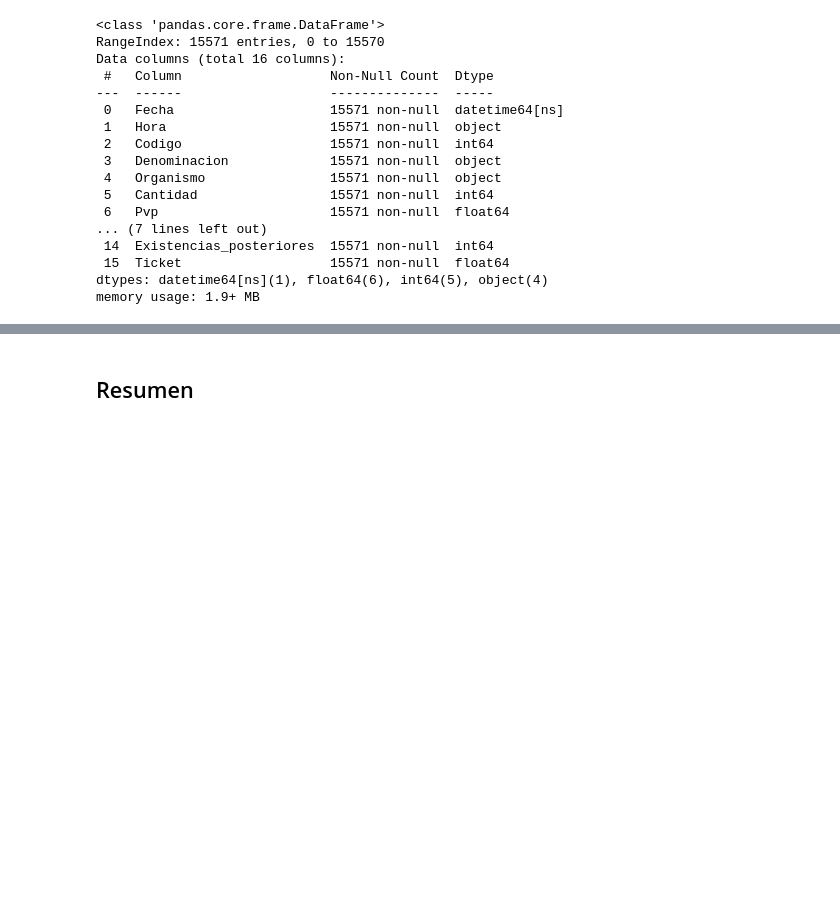
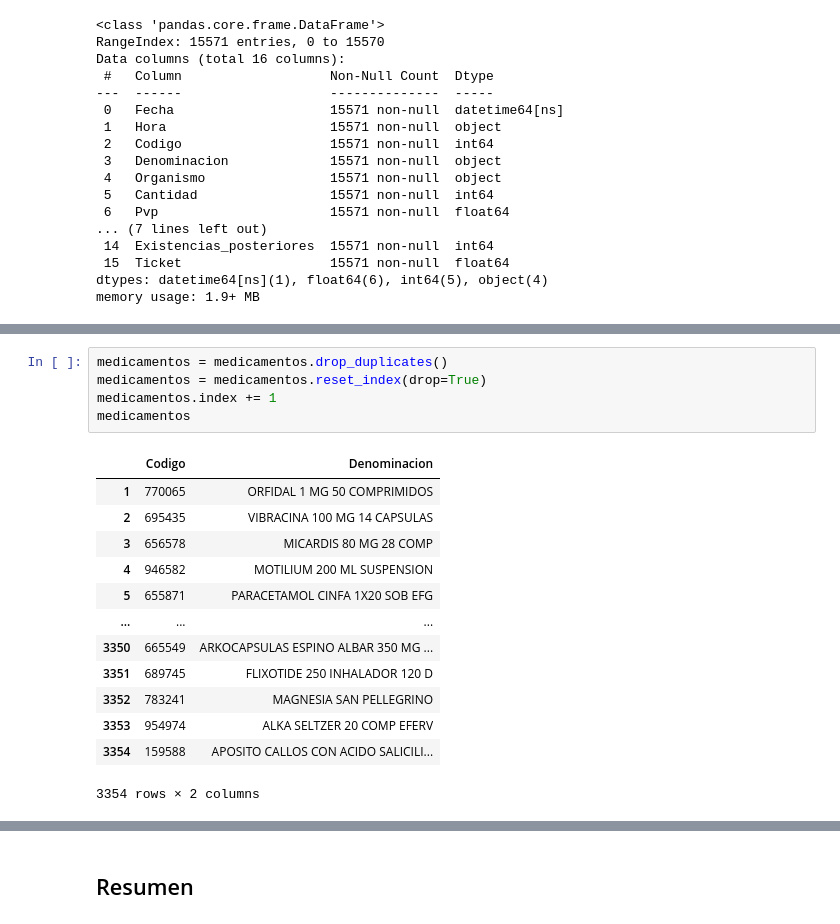
Before and after one commit to Blanca95/Final_proyect_SME_real_case, a Jupyter notebook: notebook/1_ETL.ipynb, the cells around one changed output, grey strips where cells are left out. Saved outputs shown, nothing was run; the diff lists cells and outputs as text; blank space fills up the shorter version.

```diff
--- a/notebook/1_ETL.ipynb
+++ b/notebook/1_ETL.ipynb
@@ -217,0 +246,19 @@ AttributeError: module 'funciones' has no attribute 'limpiar_guardar_lineas_vent
+# %%
+medicamentos = medicamentos.drop_duplicates()
+medicamentos = medicamentos.reset_index(drop=True)
+medicamentos.index += 1
+medicamentos
+# %% [output]
+|  | Codigo | Denominacion |
+| 1 | 770065 | ORFIDAL 1 MG 50 COMPRIMIDOS |
+| 2 | 695435 | VIBRACINA 100 MG 14 CAPSULAS |
+| 3 | 656578 | MICARDIS 80 MG 28 COMP |
+| 4 | 946582 | MOTILIUM 200 ML SUSPENSION |
+| 5 | 655871 | PARACETAMOL CINFA 1X20 SOB EFG |
+| ... | ... | ... |
+| 3350 | 665549 | ARKOCAPSULAS ESPINO ALBAR 350 MG ... |
+| 3351 | 689745 | FLIXOTIDE 250 INHALADOR 120 D |
+| 3352 | 783241 | MAGNESIA SAN PELLEGRINO |
+| 3353 | 954974 | ALKA SELTZER 20 COMP EFERV |
+| 3354 | 159588 | APOSITO CALLOS CON ACIDO SALICILI... |
+3354 rows × 2 columns
```
Also changed, not shown: parts of 25 cells of this notebook, 3 other files.
